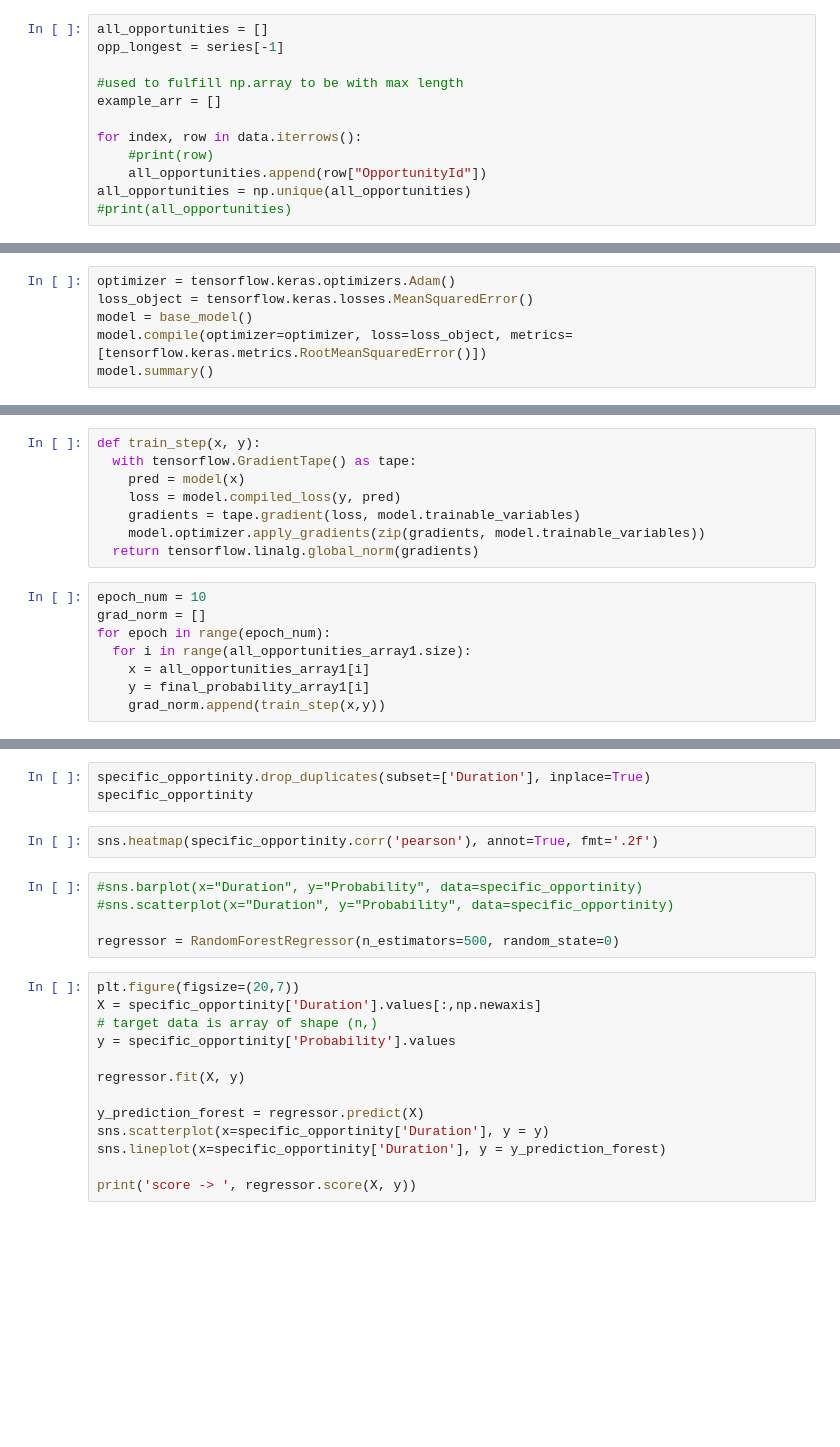
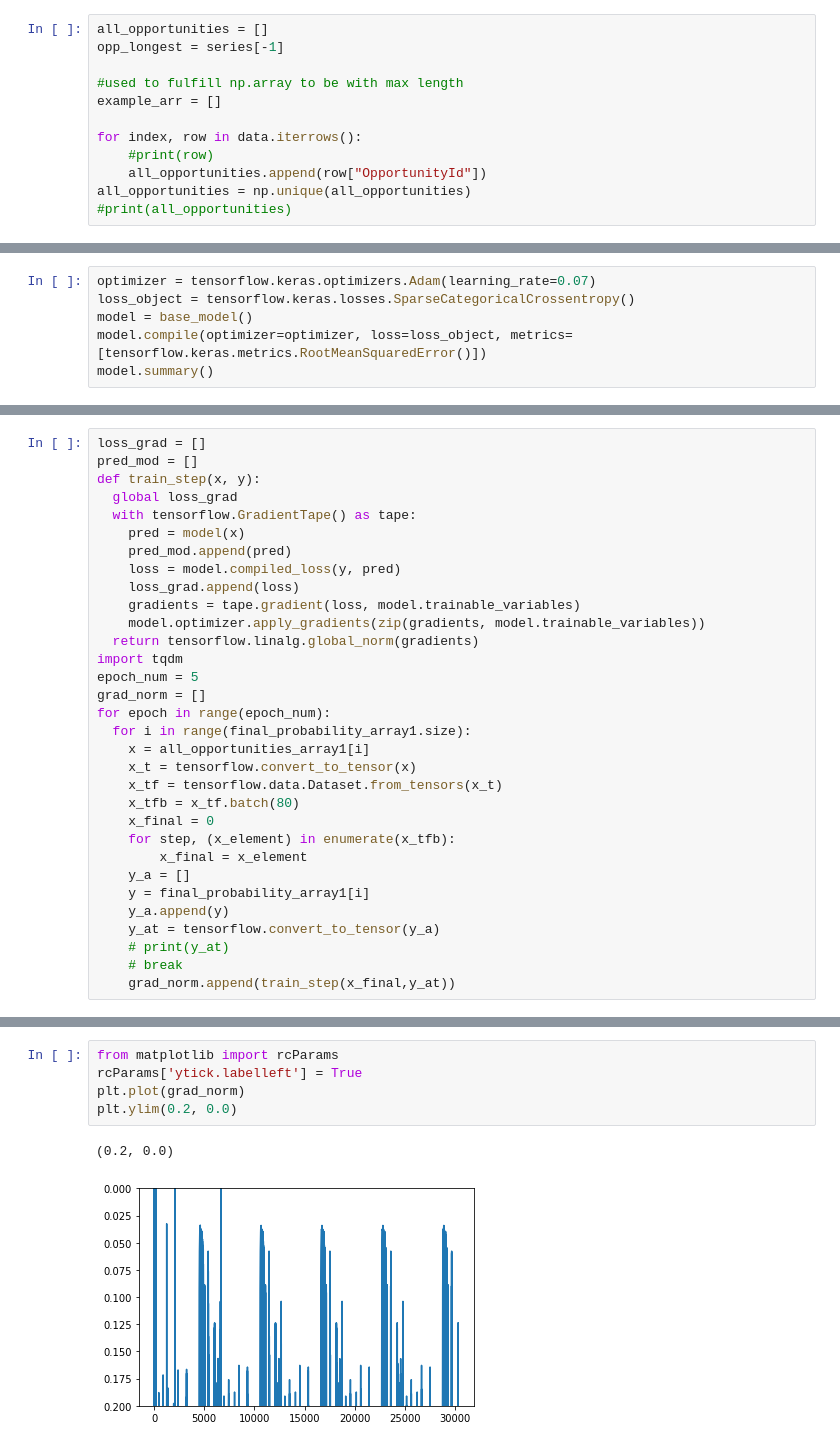
Before and after one commit to bohdanpotuzhnyi/hackaton-pti, a Jupyter notebook: Hackathon_draft.ipynb, the cells around one changed output, grey strips where cells are left out. Saved outputs shown, nothing was run; the diff lists cells and outputs as text; blank space fills up the shorter version.

```diff
--- a/Hackathon_draft.ipynb
+++ b/Hackathon_draft.ipynb
@@ -158,8 +168,8 @@ def base_model():
   model = tensorflow.keras.Model(inputs=inputs, outputs=outputs)
   return model
 # %%
-optimizer = tensorflow.keras.optimizers.Adam()
-loss_object = tensorflow.keras.losses.MeanSquaredError()
+optimizer = tensorflow.keras.optimizers.Adam(learning_rate=0.07)
+loss_object = tensorflow.keras.losses.SparseCategoricalCrossentropy()
 model = base_model()
 model.compile(optimizer=optimizer, loss=loss_object, metrics=[tensorflow.keras.metrics.RootMeanSquaredError()])
 model.summary()
@@ -182,18 +192,34 @@ Trainable params: 112,228
 Non-trainable params: 0
 _________________________________________________________________
 # %%
+loss_grad = []
+pred_mod = []
 def train_step(x, y):
+  global loss_grad
   with tensorflow.GradientTape() as tape:
     pred = model(x)
+    pred_mod.append(pred)
     loss = model.compiled_loss(y, pred)
+    loss_grad.append(loss)
     gradients = tape.gradient(loss, model.trainable_variables)
     model.optimizer.apply_gradients(zip(gradients, model.trainable_variables))
   return tensorflow.linalg.global_norm(gradients)
+import tqdm
+epoch_num = 5
+grad_norm = []
+for epoch in range(epoch_num):
+  for i in range(final_probability_array1.size):
+    x = all_opportunities_array1[i]
+    x_t = tensorflow.convert_to_tensor(x)
+    x_tf = tensorflow.data.Dataset.from_tensors(x_t)
+    x_tfb = x_tf.batch(80)
+    x_final = 0
+    for step, (x_element) in enumerate(x_tfb):
+        x_final = x_element
+    y_a = []
+    y = final_probability_array1[i]
+    y_a.append(y)
+    y_at = tensorflow.convert_to_tensor(y_a)
+    # print(y_at)
+    # break
+    grad_norm.append(train_step(x_final,y_at))
-# %%
-epoch_num = 10
-grad_norm = []
-for epoch in range(epoch_num):
-  for i in range(all_opportunities_array1.size):
-    x = all_opportunities_array1[i]
-    y = final_probability_array1[i]
-    grad_norm.append(train_step(x,y))
@@ -219,23 +226,8 @@ data_model.fit(all_opportunities_array1, final_probability_array1, epochs = 1000
-# %%
-specific_opportinity.drop_duplicates(subset=['Duration'], inplace=True)
-specific_opportinity
-# %%
-sns.heatmap(specific_opportinity.corr('pearson'), annot=True, fmt='.2f')
-# %%
-#sns.barplot(x="Duration", y="Probability", data=specific_opportinity)
-#sns.scatterplot(x="Duration", y="Probability", data=specific_opportinity)
-
-regressor = RandomForestRegressor(n_estimators=500, random_state=0)
-# %%
-plt.figure(figsize=(20,7))
-X = specific_opportinity['Duration'].values[:,np.newaxis]
-# target data is array of shape (n,)
-y = specific_opportinity['Probability'].values
-
-regressor.fit(X, y)
-
-y_prediction_forest = regressor.predict(X)
-sns.scatterplot(x=specific_opportinity['Duration'], y = y)
-sns.lineplot(x=specific_opportinity['Duration'], y = y_prediction_forest)
-
-print('score -> ', regressor.score(X, y))
+# %%
+from matplotlib import rcParams
+rcParams['ytick.labelleft'] = True
+plt.plot(grad_norm)
+plt.ylim(0.2, 0.0)
+# %% [output]
+(0.2, 0.0)
+[figure, added]
```
Also changed, not shown: parts of 10 cells of this notebook.
